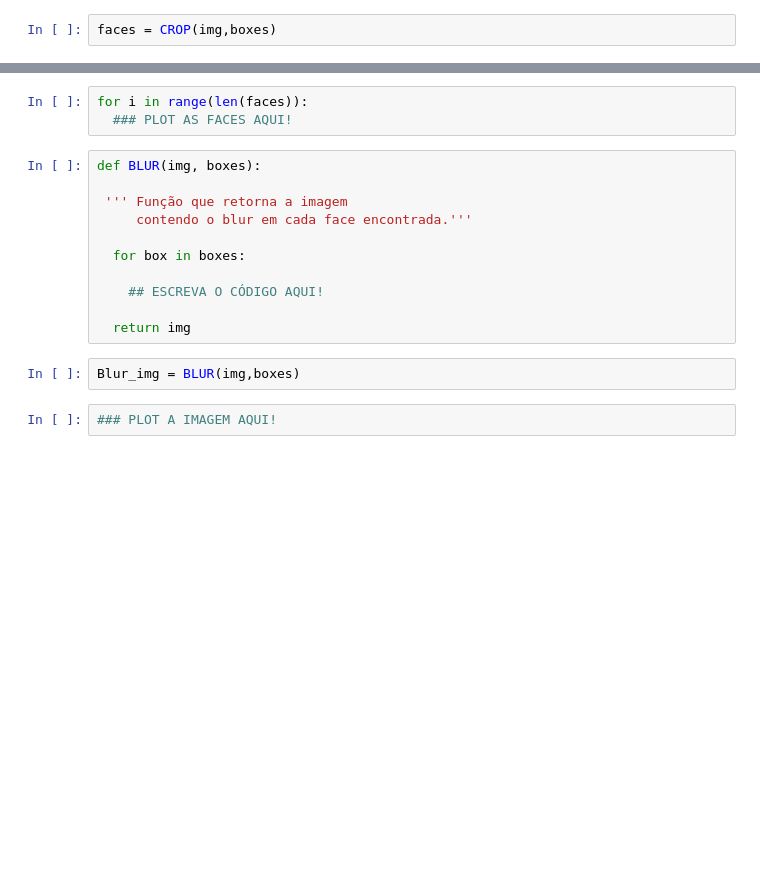
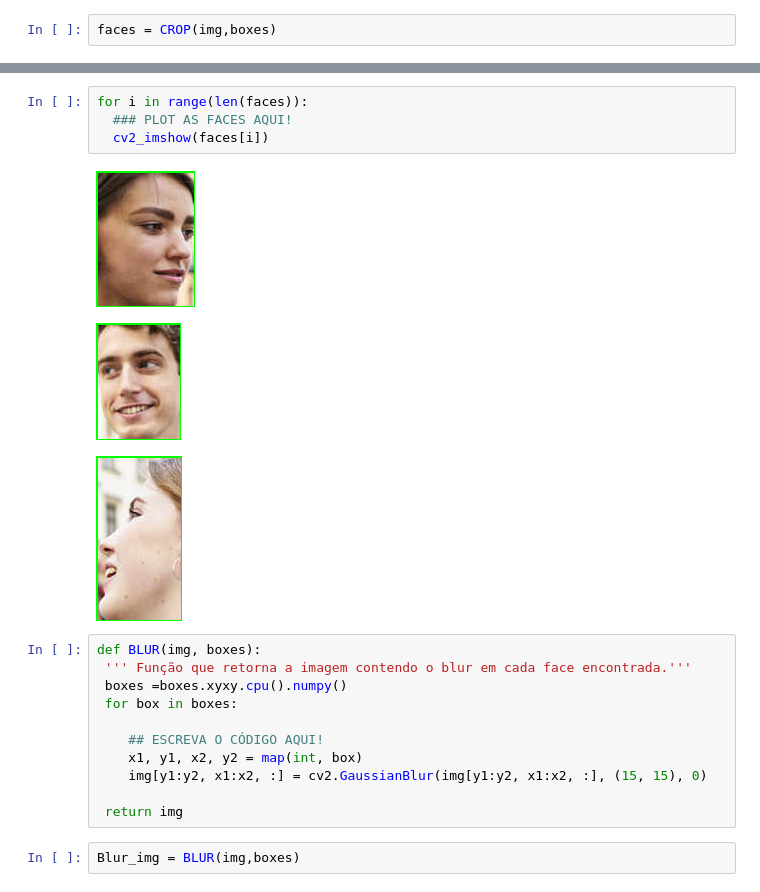
Before and after one commit to AnaMarcacini/AlgoritmosVis-oComp, a Jupyter notebook: Trabalho1/Trabalho1.ipynb, the cells around one changed output, grey strips where cells are left out. Cells and saved outputs as stored; diff of their text form; blank space fills up the shorter version.

```diff
--- a/Trabalho1/Trabalho1.ipynb
+++ b/Trabalho1/Trabalho1.ipynb
@@ -33,18 +104,21 @@ faces = CROP(img,boxes)
 # %%
 for i in range(len(faces)):
   ### PLOT AS FACES AQUI!
+  cv2_imshow(faces[i])
+# %% [output]
+[figure, added]
+[figure, added]
+[figure, added]
 # %%
 def BLUR(img, boxes):
-
- ''' Função que retorna a imagem
-     contendo o blur em cada face encontrada.'''
-
-  for box in boxes:
+ ''' Função que retorna a imagem contendo o blur em cada face encontrada.'''
+ boxes =boxes.xyxy.cpu().numpy()
+ for box in boxes:
 
     ## ESCREVA O CÓDIGO AQUI!
+    x1, y1, x2, y2 = map(int, box)
+    img[y1:y2, x1:x2, :] = cv2.GaussianBlur(img[y1:y2, x1:x2, :], (15, 15), 0)
 
-  return img
+ return img
 # %%
 Blur_img = BLUR(img,boxes)
-# %%
-### PLOT A IMAGEM AQUI!
```
Also changed, not shown: parts of 15 cells of this notebook.
